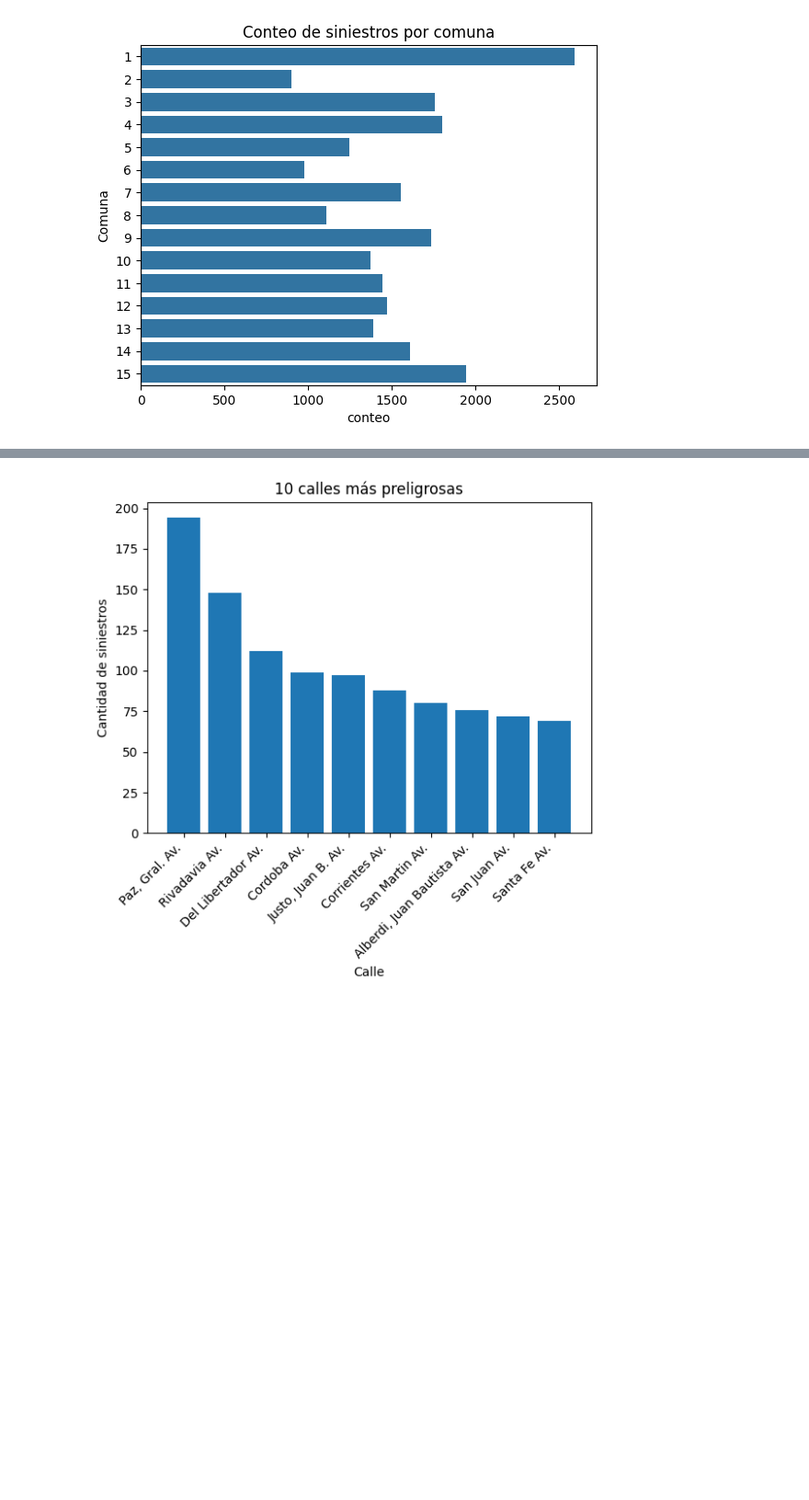
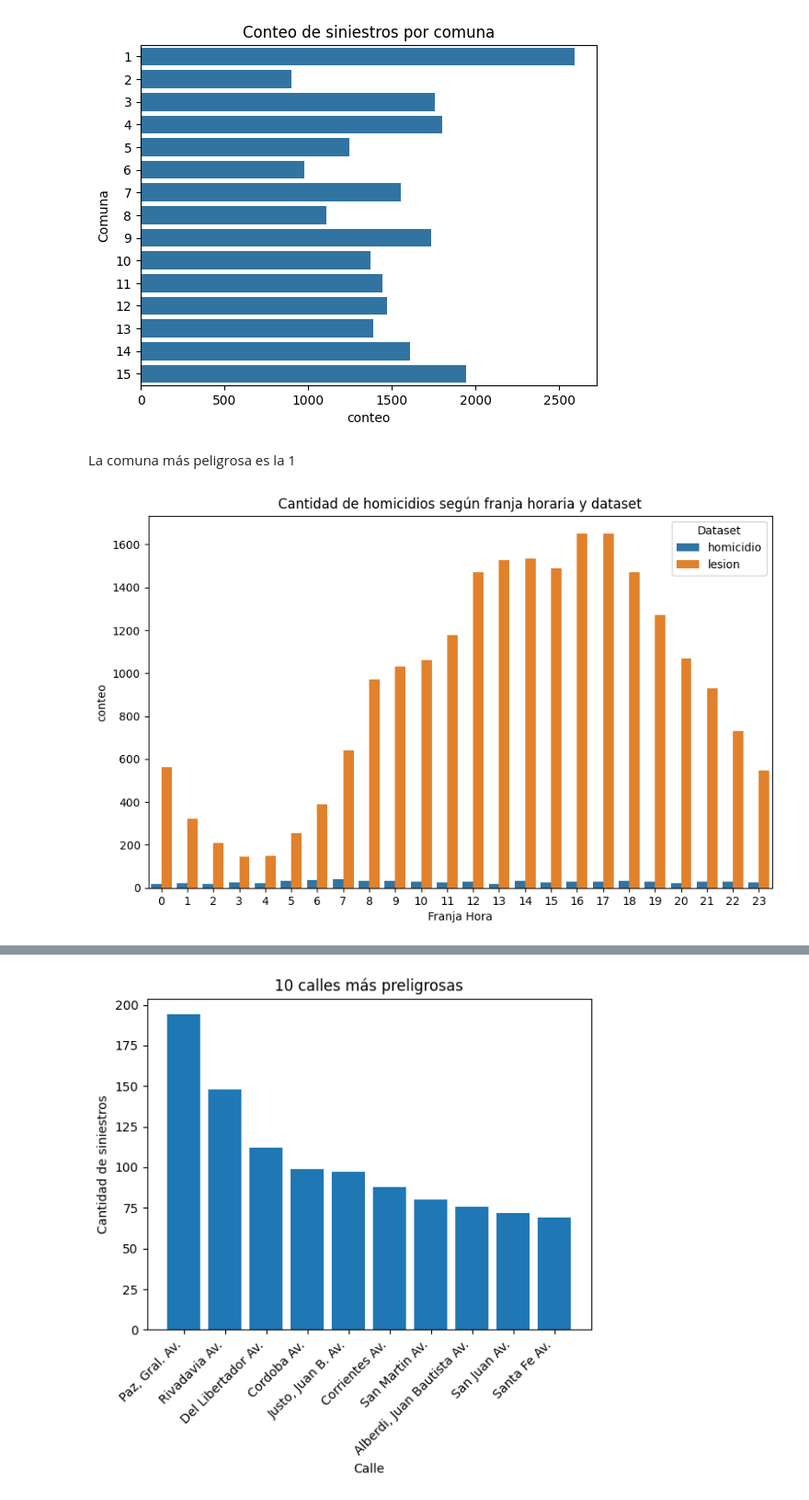
Before and after one commit to ga-romu/PI_DA_siniestros_viales, a Jupyter notebook: notebooks/02_EDA.ipynb, the cells around one changed output, grey strips where cells are left out. Shown at 92% size. Drawn from its saved outputs; the diff is of its cells as text; code cells hidden in the pictures; blank space fills up the shorter version.

```diff
--- a/notebooks/02_EDA.ipynb
+++ b/notebooks/02_EDA.ipynb
@@ -96,8 +81,0 @@ plt.show()
-# %%
-# Conversión de la columna Fecha a formato datetime
-siniestros_hechos["Fecha"] = pd.to_datetime(siniestros_hechos["Fecha"])
-
-# Gráfico de series temporales
-sns.lineplot(x="Fecha", y="N_Victimas", data=siniestros_hechos)
-plt.title("Distribución temporal de los siniestros")
-plt.show()
@@ -112,3 +90,24 @@ plt.xlabel('conteo')
 # %% [output]
 Text(0.5, 0, 'conteo')
 [figure]
+# %% [markdown]
+La comuna más peligrosa es la 1
+# %%
+# Obtener un array de las etiquetas de franja horaria únicas
+franjas_horaria_unicas = sorted(siniestros_hechos['Franja_Hora'].unique())
+
+# Create a new figure with a larger picture frame
+fig, ax = plt.subplots(figsize=(10, 6))
+
+# Create the stacked bar plot
+sns.countplot(x='Franja_Hora', data=siniestros_hechos, hue='Dataset', order=franjas_horaria_unicas, ax=ax)
+
+# Set the title and labels of the plot
+ax.set_title("Cantidad de homicidios según franja horaria y dataset")
+ax.set_ylabel('conteo')
+ax.set_xlabel('Franja Hora')
+
+# Show the plot
+plt.show()
+# %% [output]
+[figure, added]
```
Also changed, not shown: parts of 19 cells of this notebook, 17 other files.
